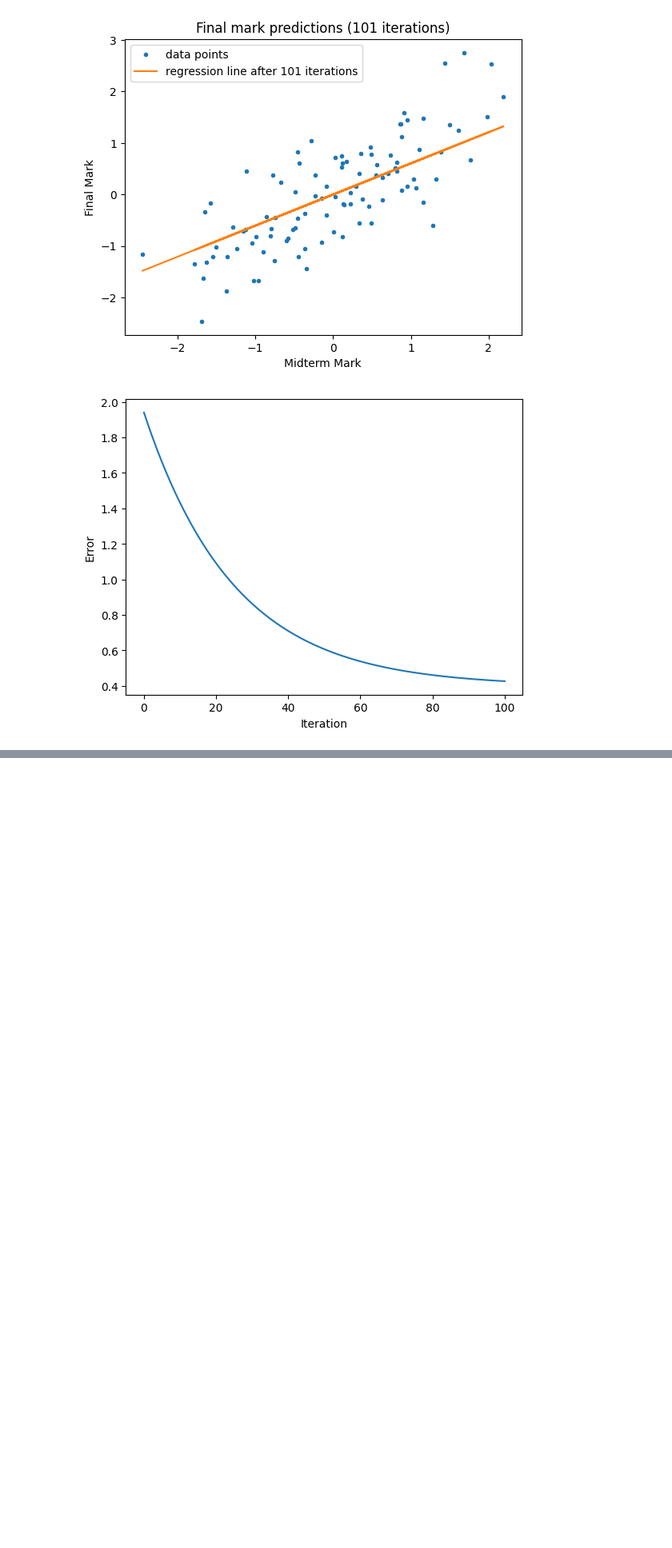
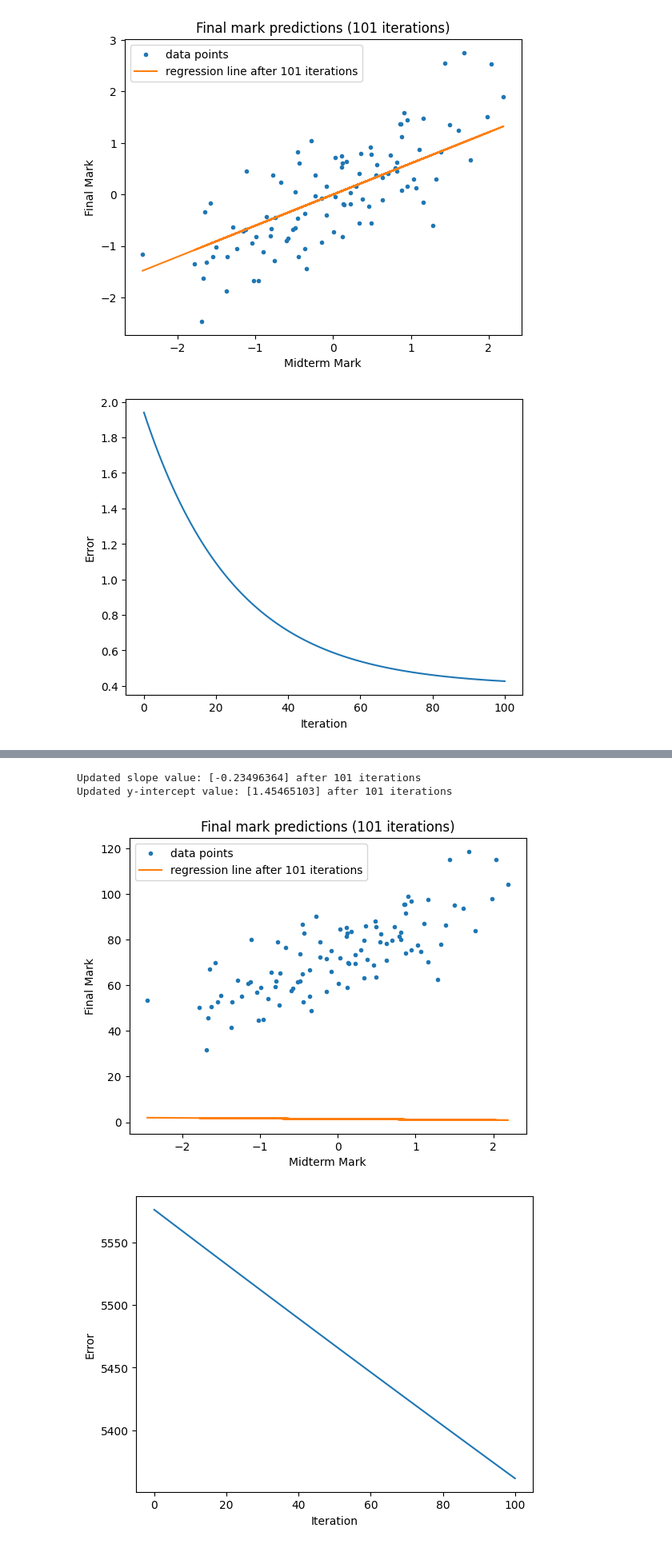
Before and after one commit to janakan2466/ml-samples, a Jupyter notebook: Janakan_Sivaloganathan_Lab_1.ipynb, the cells around one changed output, grey strips where cells are left out. Shown: that part at 80% size. Drawn from its saved outputs; the diff is of its cells as text; code cells hidden in the pictures; blank space fills up the shorter version.

```diff
--- a/Janakan_Sivaloganathan_Lab_1.ipynb
+++ b/Janakan_Sivaloganathan_Lab_1.ipynb
@@ -276,0 +279,8 @@ Updated y-intercept value: 9.273692924693932e-17 after 101 iterations
+# %%
+# 100 iterations of updating slope and y-intercept (First display + 100 updates = 101) (with standardized feature vector and non standardized target vector)
+gradient_descent_sim(m, b, alpha, 101, st_feature_vector, target_vector)
+# %% [output]
+Updated slope value: [-0.23496364] after 101 iterations
+Updated y-intercept value: [1.45465103] after 101 iterations
+[figure, added]
+[figure, added]
```
Also changed, not shown: parts of 3 cells of this notebook.
